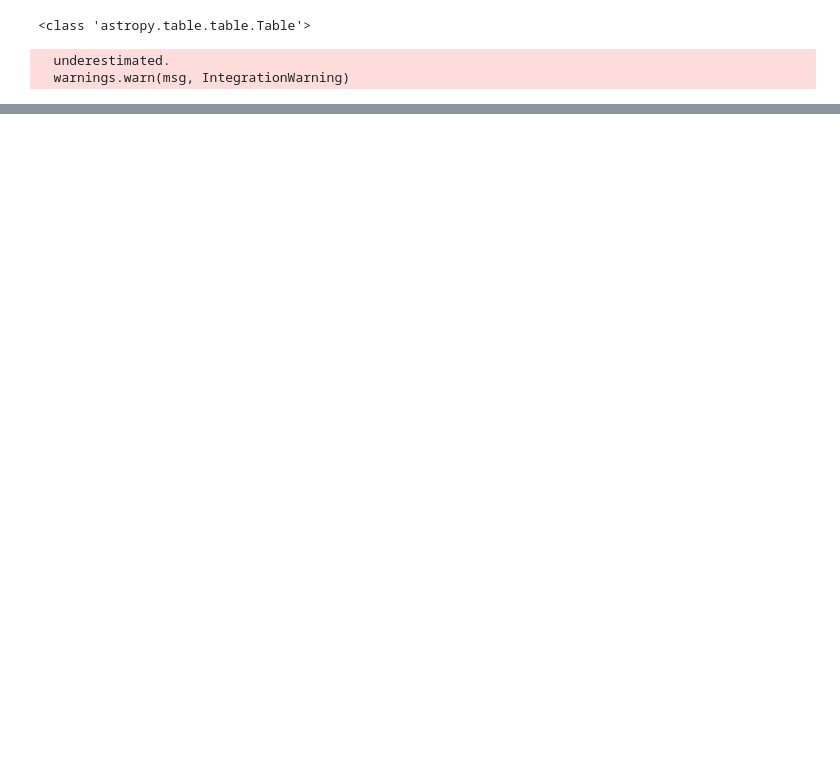
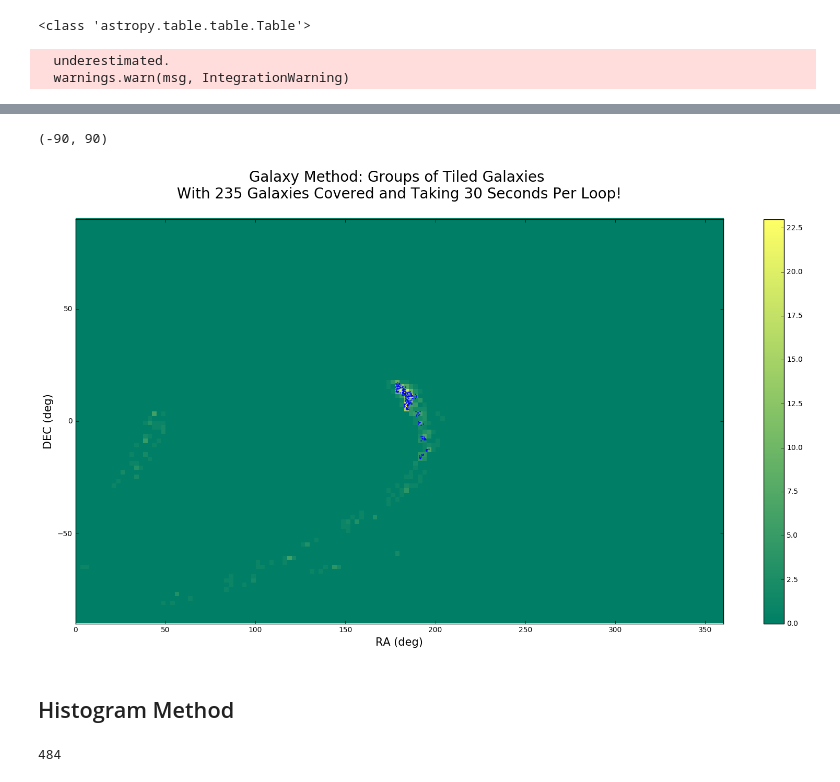
Before and after one commit to panoptes/POCS, a Jupyter notebook: notebooks/Tiling_Algorithm.ipynb, the cells around one changed output, grey strips where cells are left out. Cells and saved outputs as stored; diff of their text form; code cells hidden in the pictures; blank space fills up the shorter version.

```diff
--- a/notebooks/Tiling_Algorithm.ipynb
+++ b/notebooks/Tiling_Algorithm.ipynb
@@ -270,0 +560,37 @@ IndexError: index 2017 is out of bounds for axis 0 with size 1929
+# %%
+decs = []
+ras = []
+
+for tile in tiles:
+    for gal in tile['galaxies']:
+        coords = SkyCoord(gal['coords'], frame='fk5')
+        decs.append(coords.dec.deg)
+        ras.append(coords.ra.deg)
+plt.figure(figsize=(20,10))
+from matplotlib import cm
+afm_cmap = cm.summer
+afm_cmap.set_under("w") # sets background to white
+plt.hist2d(org_ra, org_dec, bins = [144, 90],range=np.array([(0,360), (-90,90)]), cmap = afm_cmap)
+plt.colorbar()
+
+plt.scatter(ras, decs, color='b', s=1, alpha=.7)
+
+
+plt.xlabel('RA (deg)', fontsize = 15)
+plt.ylabel('DEC (deg)', fontsize = 15)
+plt.title('Galaxy Method: Groups of Tiled Galaxies \n With ' + str(len_cands-len(cands)) + ' Galaxies Covered and Taking '
+          + str(30) + ' Seconds Per Loop! \n', fontsize = 20)
+plt.xlim([0,360])
+plt.ylim([-90,90])
+#plt.colorbar()
+# %% [output]
+(-90, 90)
+[figure, added]
+# %% [markdown]
+## Histogram Method
+# %%
+cands_hist = cat_now[(dp_dV >= np.nanpercentile(dp_dV,95)) & (r<=50.0)]
+cands_hist = cands_hist[cands_hist['_DEJ2000'] <= 18.0]
+print(len(cands_hist))
+# %% [output]
+484
```
Also changed, not shown: parts of 32 cells of this notebook.
